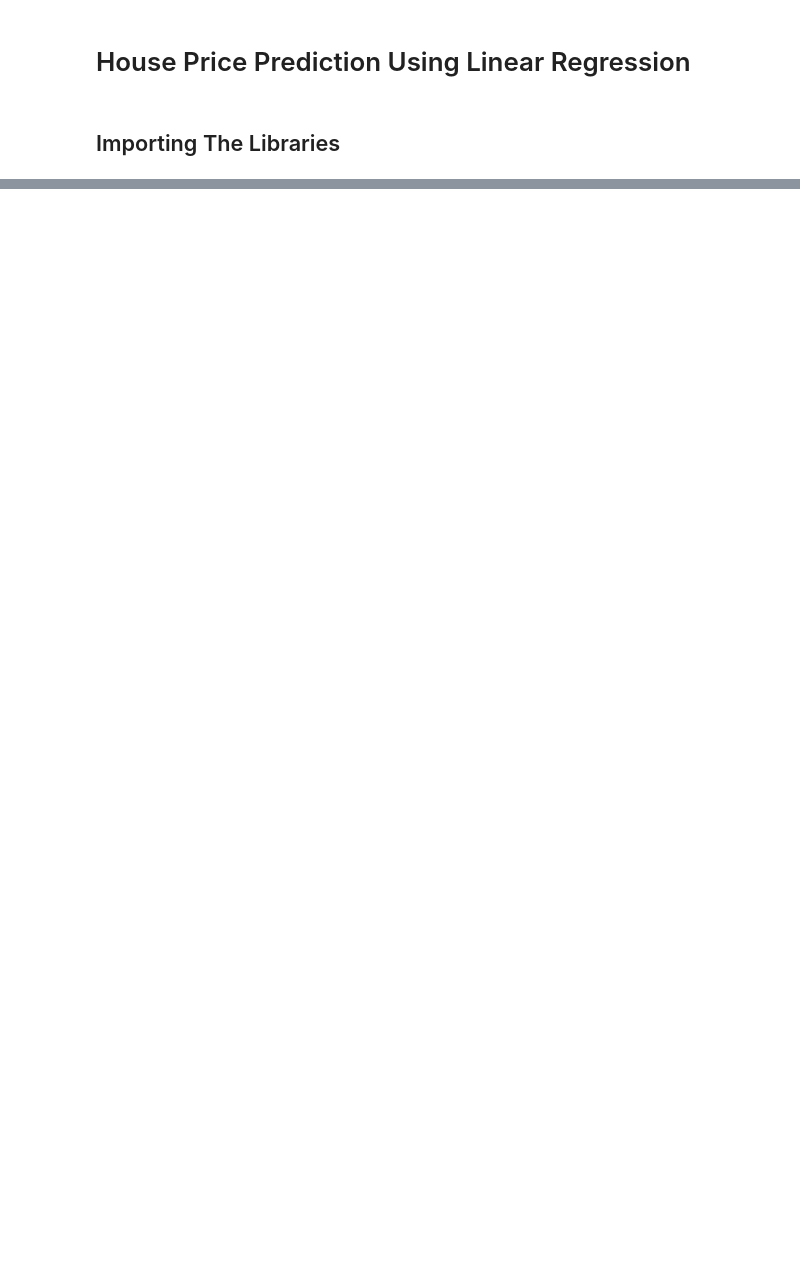
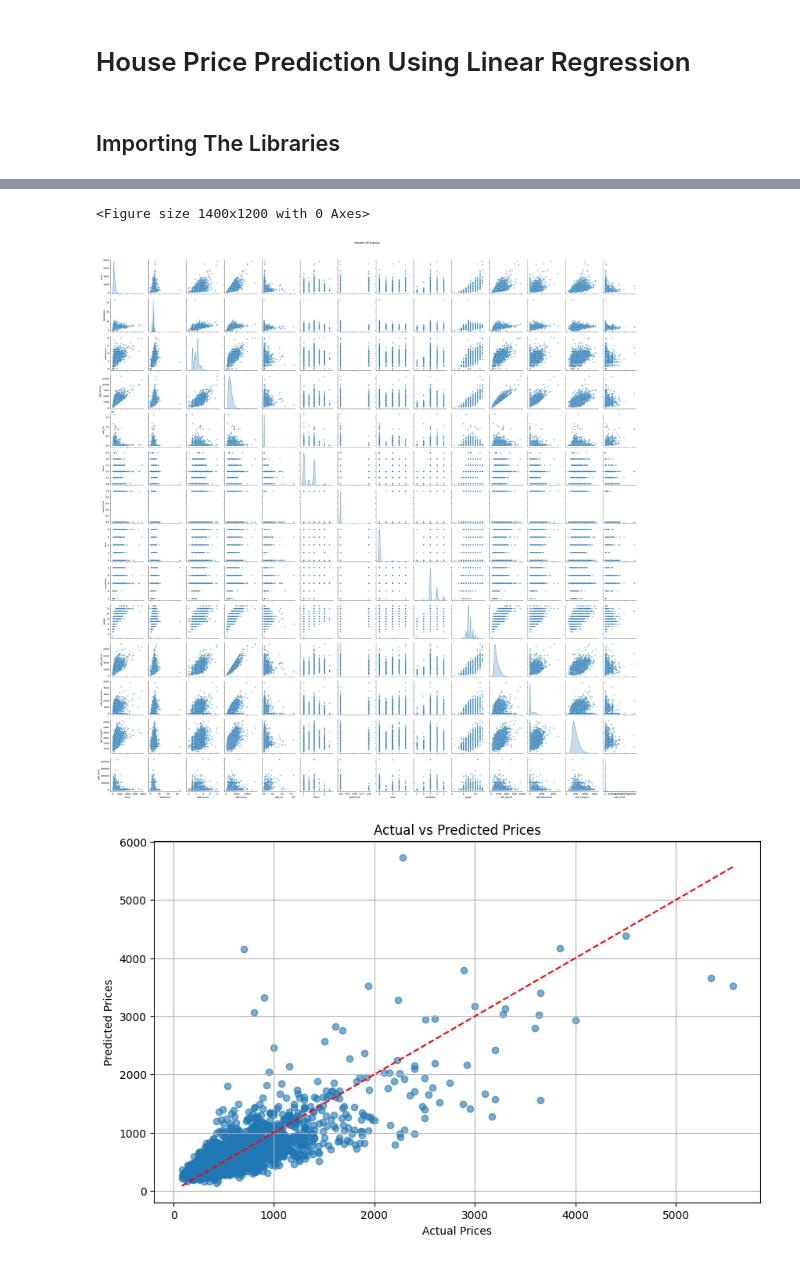
Before and after one commit to AkZcH/-Smart-Real-Estate-Pricing-with-Data-Driven-Models, a Jupyter notebook: main.ipynb, the cells around one changed output, grey strips where cells are left out. Drawn from its saved outputs; the diff is of its cells as text; code cells hidden in the pictures; blank space fills up the shorter version.

```diff
--- a/main.ipynb
+++ b/main.ipynb
@@ -33,0 +178,41 @@ df.head(10)
+# %%
+# 2. Pairplot with increased size
+plt.figure(figsize=(14, 12))  # Set the figure size larger
+sns.pairplot(df, diag_kind='kde', markers='o', plot_kws={'alpha': 0.5}, height=2.5)  # Set height for individual plots
+plt.suptitle('Pairplot of Features', y=1.02)
+plt.show()
+
+
+# 3. Predicted vs Actual Prices Scatter Plot
+plt.figure(figsize=(10, 6))
+plt.scatter(y_test, y_pred, alpha=0.6)
+plt.plot([min(y_test), max(y_test)], [min(y_test), max(y_test)], color='red', linestyle='--')
+plt.xlabel('Actual Prices')
+plt.ylabel('Predicted Prices')
+plt.title('Actual vs Predicted Prices')
+plt.grid(True)
+plt.show()
+
+# 4. Residuals Plot
+residuals = y_test - y_pred
+plt.figure(figsize=(10, 6))
+plt.scatter(y_pred, residuals, alpha=0.6)
+plt.axhline(0, color='red', linestyle='--')
+plt.xlabel('Predicted Prices')
+plt.ylabel('Residuals')
+plt.title('Residuals Plot')
+plt.grid(True)
+plt.show()
+
+# 5. Distribution of Predictions
+plt.figure(figsize=(10, 6))
+sns.histplot(y_pred, bins=30, kde=True)
+plt.title('Distribution of Predicted Prices')
+plt.xlabel('Predicted Prices')
+plt.ylabel('Frequency')
+plt.grid(True)
+plt.show()
+# %% [output]
+<Figure size 1400x1200 with 0 Axes>
+[figure, added]
+[figure, added]
```
Also changed, not shown: parts of 11 cells of this notebook.
